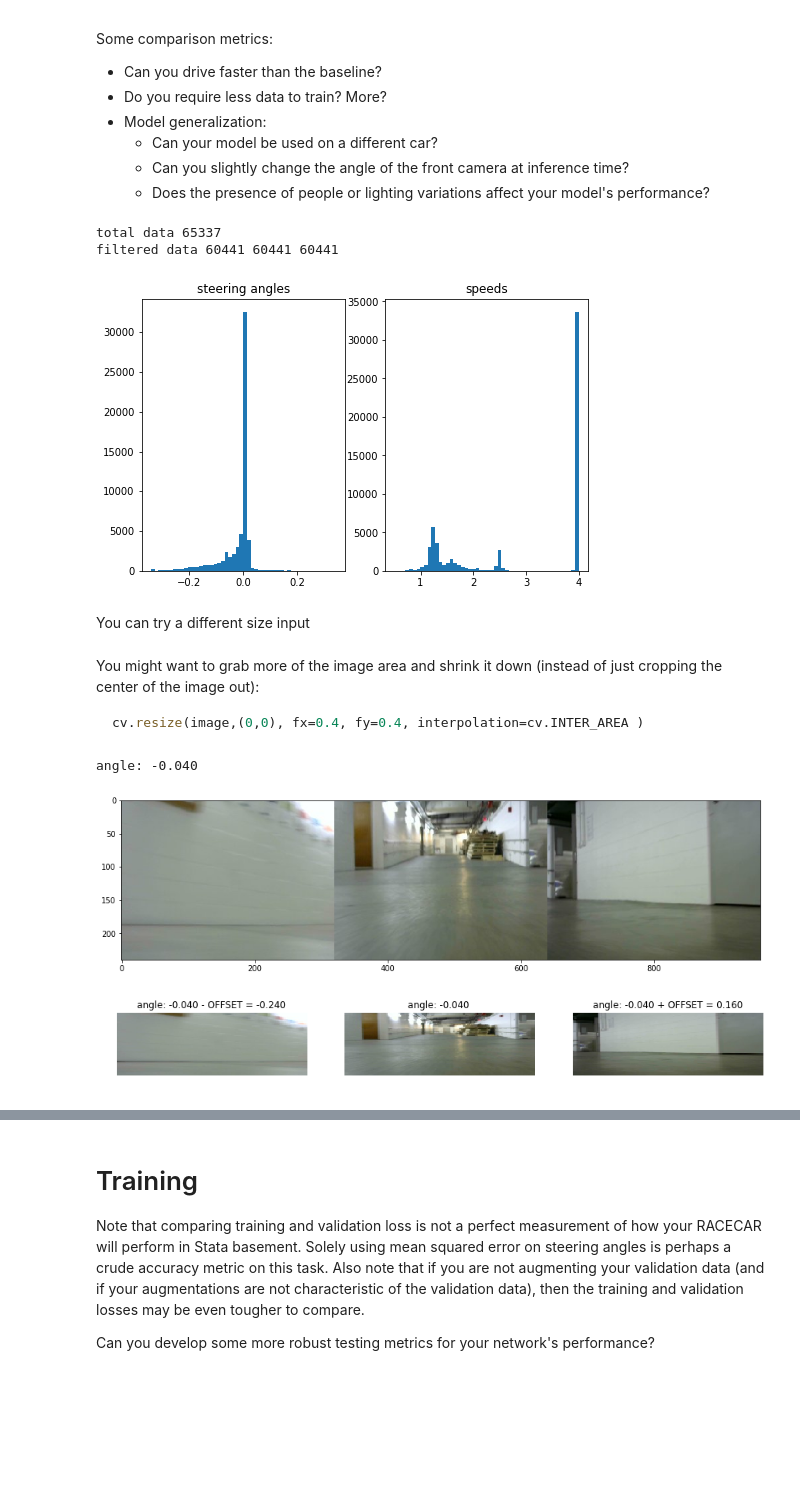
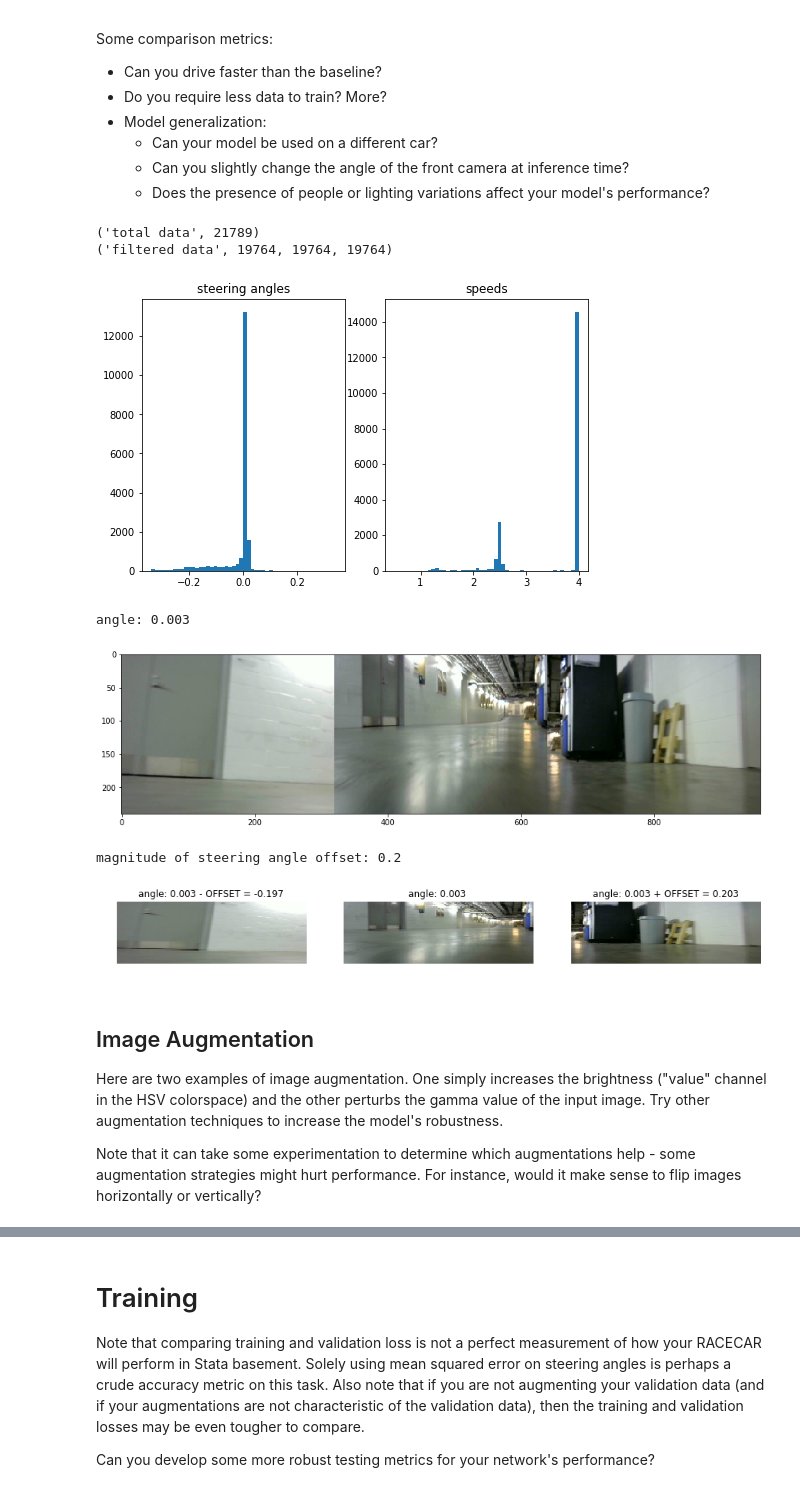
Before and after one commit to mmaz/imitation_learning_lab, a Jupyter notebook: train_RACECAR_pilotnet.ipynb, the cells around one changed output, grey strips where cells are left out. Drawn from its saved outputs; the diff is of its cells as text; code cells hidden in the pictures; blank space fills up the shorter version.

Commit message:
pilotnet.py parameter file

````diff
--- a/train_RACECAR_pilotnet.ipynb
+++ b/train_RACECAR_pilotnet.ipynb
@@ -25,9 +36,9 @@ scp -r racecar@RACECAR_IP:~/imitation_learning_lab/run_DATE ./data_and_models/co
 # %%
 # CSVs from record_RACECAR.py
 
-driving_data = [  "../data_and_models/collects/run_04_12_17_26/run_04_12_17_26.csv"
-                , "../data_and_models/collects/run_04_12_18_47/run_04_12_18_47.csv"
-                , "../data_and_models/collects/run_04_05_16_16/run_04_05_16_16.csv"
+driving_data = [#  "../data_and_models/collects/run_04_12_17_26/run_04_12_17_26.csv"
+                 "../data_and_models/collects/run_04_12_18_47/run_04_12_18_47.csv"
+                # "../data_and_models/collects/run_04_05_16_16/run_04_05_16_16.csv"
                ]
 
 for f in driving_data:
@@ -90,8 +99,8 @@ for f in driving_data:
 print("total data", lines)
 print("filtered data", len(imgs), len(ngls), len(speeds))
 # %% [output]
-total data 65337
-filtered data 60441 60441 60441
+('total data', 21789)
+('filtered data', 19764, 19764, 19764)
 # %%
 fig, ax = plt.subplots(ncols=2)
 ax[0].hist(ngls, bins=50);
@@ -100,7 +109,7 @@ ax[0].set_title("steering angles")
 ax[1].set_title("speeds")
 fig.set_size_inches(8,5);
 # %% [output]
-[figure, old version]
+[figure, new version]
 # %%
 def split_lcr(image, width=320, height=240):
     left   = image[0:height, 0:width, :]
@@ -116,2 +118,0 @@ def pilotnet_crop(image):
-# %% [markdown]
-You can try a different size input
@@ -124,6 +118,0 @@ def pilotnet_crop_large(image):
-# %% [markdown]
-You might want to grab more of the image area and shrink it down (instead of just cropping the center of the image out):
-
-```python
-cv.resize(image,(0,0), fx=0.4, fy=0.4, interpolation=cv.INTER_AREA )
-```
@@ -141,38 +127,39 @@ fig, ax = plt.subplots()
 ax.imshow(rgb)
 fig.set_size_inches(15,5);
 # %% [output]
-angle: -0.040
+angle: 0.003
-[figure, old version]
+[figure, new version]
 # %%
-TRY_OFFSET = 0.2
-USE_FULL_FRAME = True
-
 fig, ax = plt.subplots(ncols=3)
 l,c,r = split_lcr(rgb)
 
-if USE_FULL_FRAME:
-    l = shrink(l)
-    c = shrink(c)
-    r = shrink(r)
-else:
-    l = pilotnet_crop(l)
-    c = pilotnet_crop(c)
-    r = pilotnet_crop(r)
+print("magnitude of steering angle offset: {}".format(p.OFFSET_STEERING_ANGLE))
+
+l = p.preprocess(l)
+c = p.preprocess(c)
+r = p.preprocess(r)
 
 ax[0].imshow(l)
 ax[1].imshow(c)
 ax[2].imshow(r)
 
 ngl = ngls[random_id]
-ax[0].set_title("angle: {:02.3f} - OFFSET = {:02.3f}".format(ngl, ngl - TRY_OFFSET))
+ax[0].set_title("angle: {:02.3f} - OFFSET = {:02.3f}".format(ngl, ngl - p.OFFSET_STEERING_ANGLE))
 ax[1].set_title("angle: {:02.3f} ".format(ngl))
-ax[2].set_title("angle: {:02.3f} + OFFSET = {:02.3f}".format(ngl, ngl + TRY_OFFSET))
+ax[2].set_title("angle: {:02.3f} + OFFSET = {:02.3f}".format(ngl, ngl + p.OFFSET_STEERING_ANGLE))
 
 for a in ax.flatten():
     a.axis('off')
 fig.set_size_inches(15,5);
 # %% [output]
+magnitude of steering angle offset: 0.2
-[figure, old version]
+[figure, new version]
+# %% [markdown]
+## Image Augmentation
+
+Here are two examples of image augmentation. One simply increases the brightness ("value" channel in the HSV colorspace) and the other perturbs the gamma value of the input image. Try other augmentation techniques to increase the model's robustness.
+
+Note that it can take some experimentation to determine which augmentations help - some augmentation strategies might hurt performance. For instance, would it make sense to flip images horizontally or vertically?
 # %%
 def increase_brightness(img):
     # perceptually a bit more uniform than perturb_gamma
````
Also changed, not shown: parts of 16 cells of this notebook, 2 other files.
